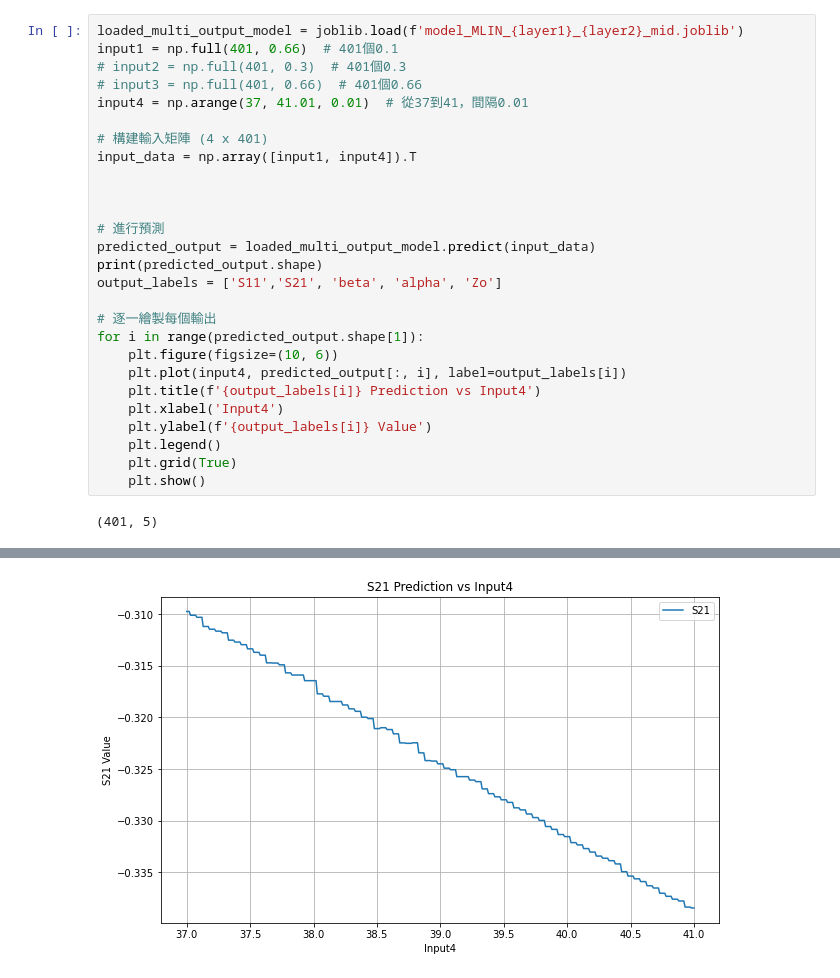
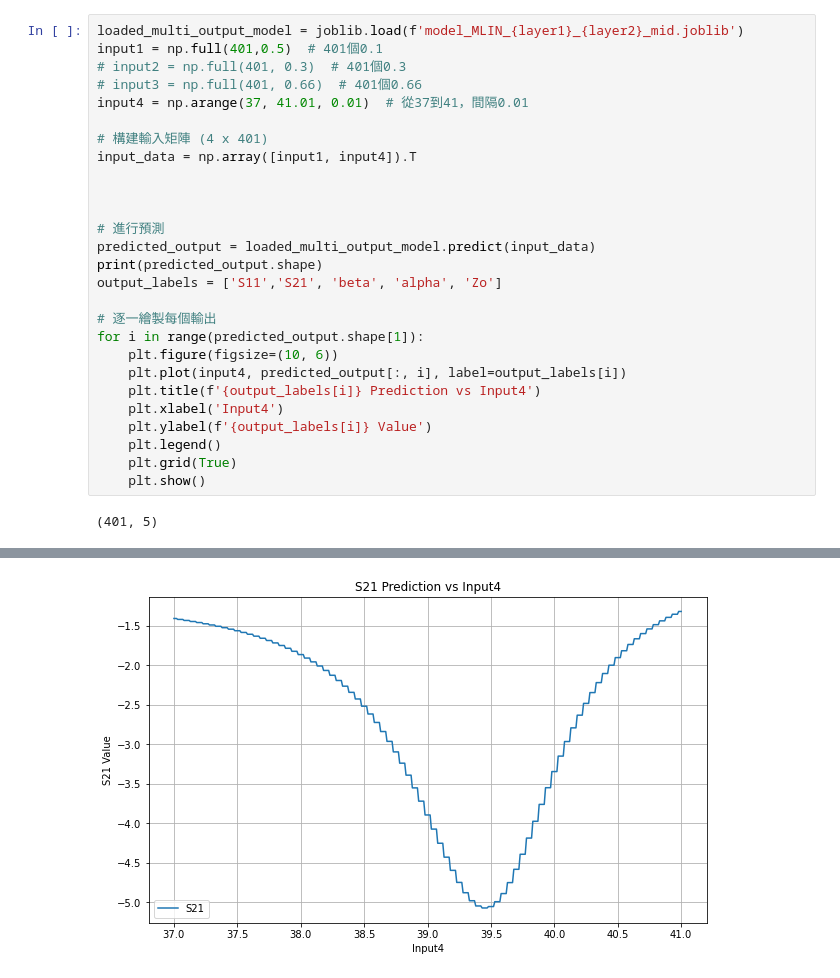
Before and after one commit to ohyeahismyname/XGBOOST-MLIN_GCPW-HFSS, a Jupyter notebook: Final_version.ipynb, the cells around one changed output, grey strips where cells are left out. Saved outputs shown, nothing was run; the diff lists cells and outputs as text.

```diff
--- a/Final_version.ipynb
+++ b/Final_version.ipynb
@@ -174,6 +181,6 @@ plt.show()
 # %%
 loaded_multi_output_model = joblib.load(f'model_MLIN_{layer1}_{layer2}_mid.joblib')
-input1 = np.full(401, 0.66)  # 401個0.1
+input1 = np.full(401,0.5)  # 401個0.1
 # input2 = np.full(401, 0.3)  # 401個0.3
 # input3 = np.full(401, 0.66)  # 401個0.66
 input4 = np.arange(37, 41.01, 0.01)  # 從37到41，間隔0.01
@@ -204 +211 @@ for i in range(predicted_output.shape[1]):
-[figure, old version]
+[figure, new version]
```
Also changed, not shown: parts of 7 cells of this notebook.
